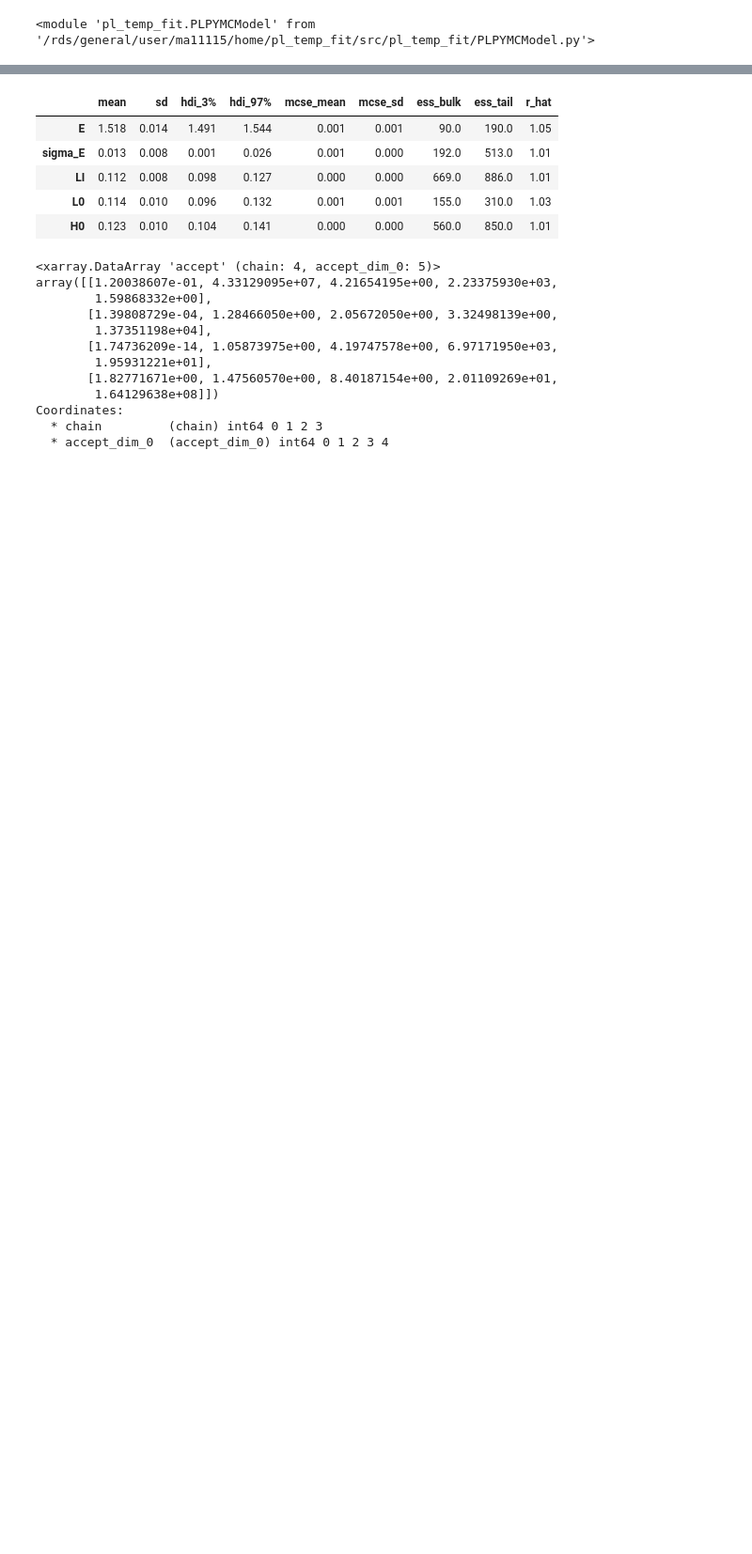
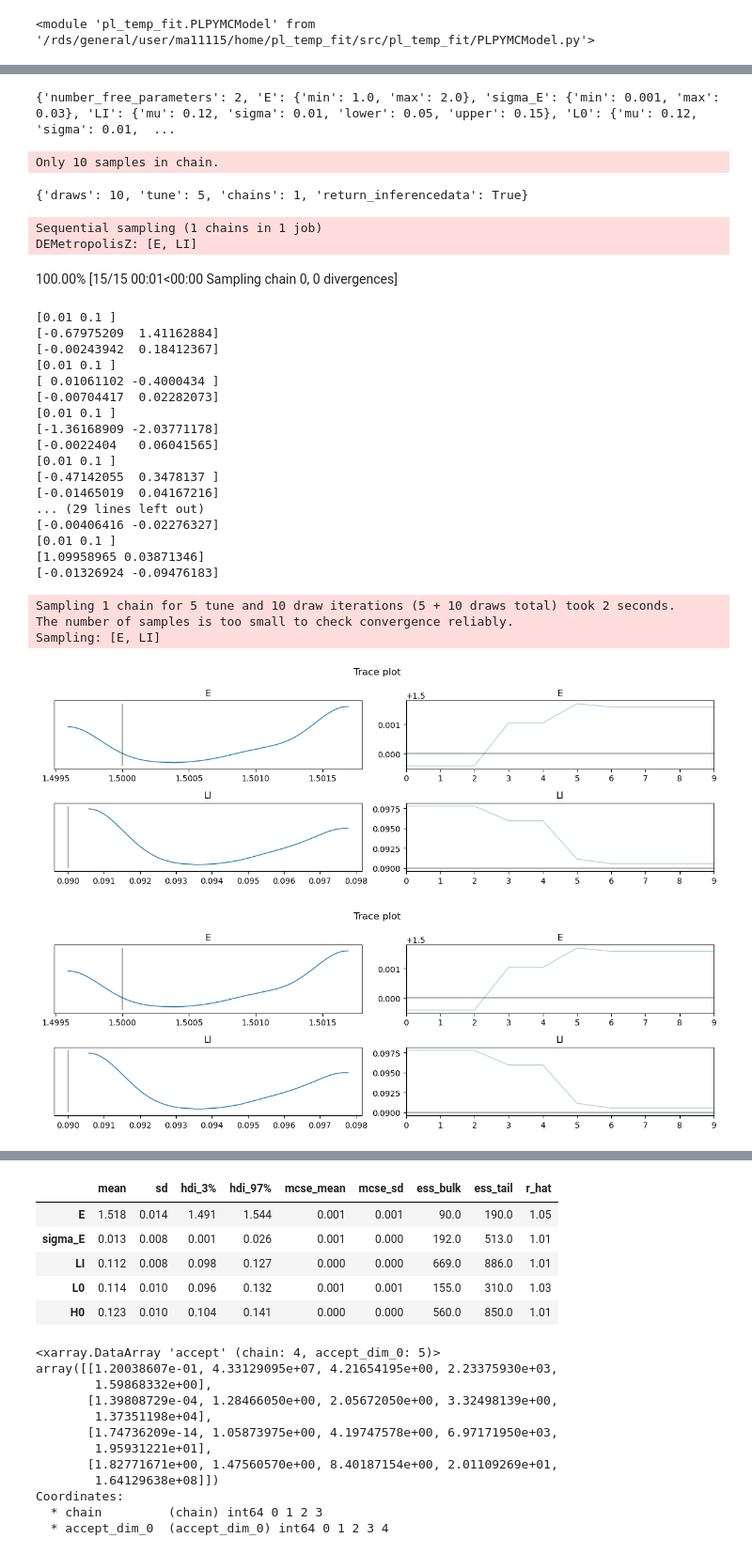
Before and after one commit to mohammedazzouzi15/pl_temp_fit, a Jupyter notebook: notebook/test_pymc.ipynb, the cells around one changed output, grey strips where cells are left out. Shown at 94% size. Cells and saved outputs as stored; diff of their text form; code cells hidden in the pictures; blank space fills up the shorter version.

```diff
--- a/notebook/test_pymc.ipynb
+++ b/notebook/test_pymc.ipynb
@@ -67,3 +1253,54 @@ TypeError: generate_data() got an unexpected keyword argument 'number_free_param
+# %%
+import pymc as pm
+model = PLPYMCModel.PLPYMCModel()
+for key, value in model_config.items():
+    model.model_config[key] =  value
+model._generate_and_preprocess_model_data(X, truemodel_pl)
+model.build_model(model.X, model.y, 0.01)
+
+print(model.model_config)
+with model.model:
+    sampler_args = {**model.sampler_config}
+
+    step = DEMetropolisZ(scaling=[0.01,0.1],steps_until_tune=1)
+    sampler_args.pop('step')
+    sampler_args['chains'] = 1
+    print(sampler_args)
+
+    idata = pm.sample(step=step,**sampler_args)
+    idata.extend(pm.sample_prior_predictive(), join="right")
+    idata.extend(pm.sample_posterior_predictive(idata), join="right")
+model.idata = idata
+model.plot_trace(true_parameters, save_folder="", savefig=False)
+# %% [output]
+{'number_free_parameters': 2, 'E': {'min': 1.0, 'max': 2.0}, 'sigma_E': {'min': 0.001, 'max': 0.03}, 'LI': {'mu': 0.12, 'sigma': 0.01, 'lower': 0.05, 'upper': 0.15}, 'L0': {'mu': 0.12, 'sigma': 0.01,  ...
+Only 10 samples in chain.
+{'draws': 10, 'tune': 5, 'chains': 1, 'return_inferencedata': True}
+Sequential sampling (1 chains in 1 job)
+DEMetropolisZ: [E, LI]
+100.00% [15/15 00:01<00:00 Sampling chain 0, 0 divergences]
+[0.01 0.1 ]
+[-0.67975209  1.41162884]
+[-0.00243942  0.18412367]
+[0.01 0.1 ]
+[ 0.01061102 -0.4000434 ]
+[-0.00704417  0.02282073]
+[0.01 0.1 ]
+[-1.36168909 -2.03771178]
+[-0.0022404   0.06041565]
+[0.01 0.1 ]
+[-0.47142055  0.3478137 ]
+[-0.01465019  0.04167216]
+... (29 lines left out)
+[-0.00406416 -0.02276327]
+[0.01 0.1 ]
+[1.09958965 0.03871346]
+[-0.01326924 -0.09476183]
+Sampling 1 chain for 5 tune and 10 draw iterations (5 + 10 draws total) took 2 seconds.
+The number of samples is too small to check convergence reliably.
+Sampling: [E, LI]
+[figure, added]
+[figure, added]
 # %%
 
 model = PLPYMCModel.PLPYMCModel()
```
Also changed, not shown: parts of 7 cells of this notebook, 11 other files.
